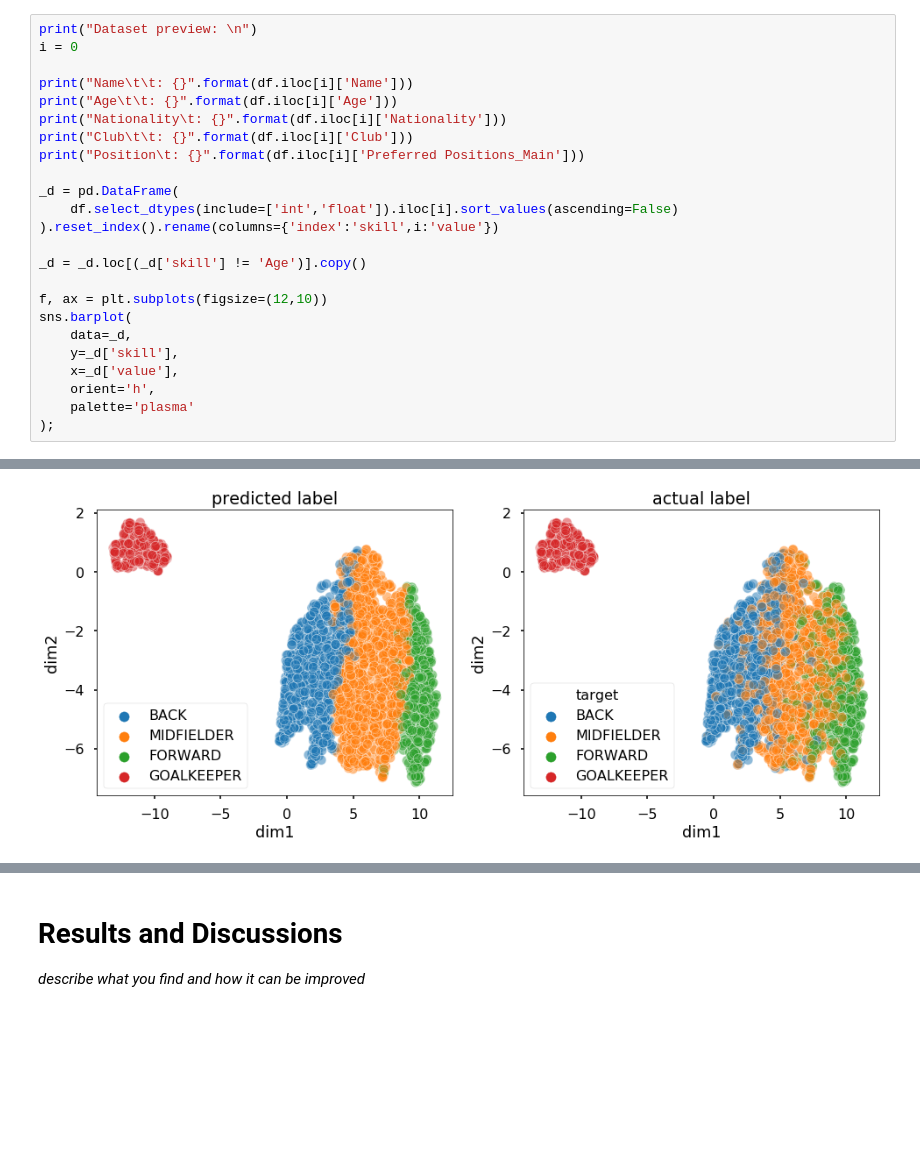
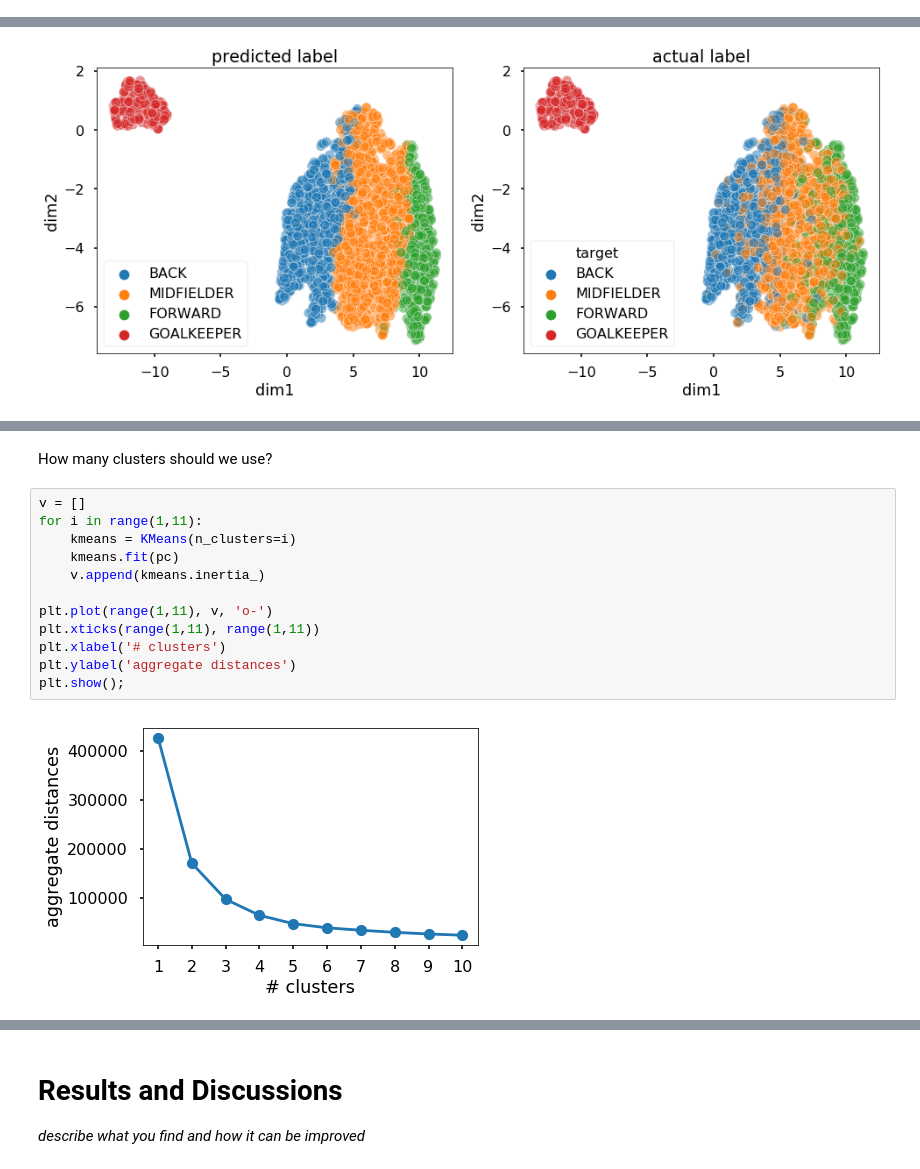
Before and after one commit to elvyna/data-analysis, a Jupyter notebook: jupyter-notebook/2019-02-02 FIFA 2018 players - classification and clustering.ipynb, the cells around one changed output, grey strips where cells are left out. Saved outputs shown, nothing was run; the diff lists cells and outputs as text; blank space fills up the shorter version.

```diff
--- a/jupyter-notebook/2019-02-02 FIFA 2018 players - classification and clustering.ipynb
+++ b/jupyter-notebook/2019-02-02 FIFA 2018 players - classification and clustering.ipynb
@@ -103,27 +108,3 @@ df = df[cols].copy()
 
 # convert columns to numeric
 df = df.convert_objects(convert_numeric=True)
-# %%
-print("Dataset preview: \n")
-i = 0
-
-print("Name\t\t: {}".format(df.iloc[i]['Name']))
-print("Age\t\t: {}".format(df.iloc[i]['Age']))
-print("Nationality\t: {}".format(df.iloc[i]['Nationality']))
-print("Club\t\t: {}".format(df.iloc[i]['Club']))
-print("Position\t: {}".format(df.iloc[i]['Preferred Positions_Main']))
-
-_d = pd.DataFrame(
-    df.select_dtypes(include=['int','float']).iloc[i].sort_values(ascending=False)
-).reset_index().rename(columns={'index':'skill',i:'value'})
-
-_d = _d.loc[(_d['skill'] != 'Age')].copy()
-
-f, ax = plt.subplots(figsize=(12,10))
-sns.barplot(
-    data=_d,
-    y=_d['skill'],
-    x=_d['value'],
-    orient='h',
-    palette='plasma'
-);
@@ -687,0 +749,16 @@ from sklearn.cluster import KMeans
+# %% [markdown]
+How many clusters should we use?
+# %%
+v = []
+for i in range(1,11):
+    kmeans = KMeans(n_clusters=i)
+    kmeans.fit(pc)
+    v.append(kmeans.inertia_)
+
+plt.plot(range(1,11), v, 'o-')
+plt.xticks(range(1,11), range(1,11))
+plt.xlabel('# clusters')
+plt.ylabel('aggregate distances')
+plt.show();
+# %% [output]
+[figure, added]
```
Also changed, not shown: parts of 22 cells of this notebook.
